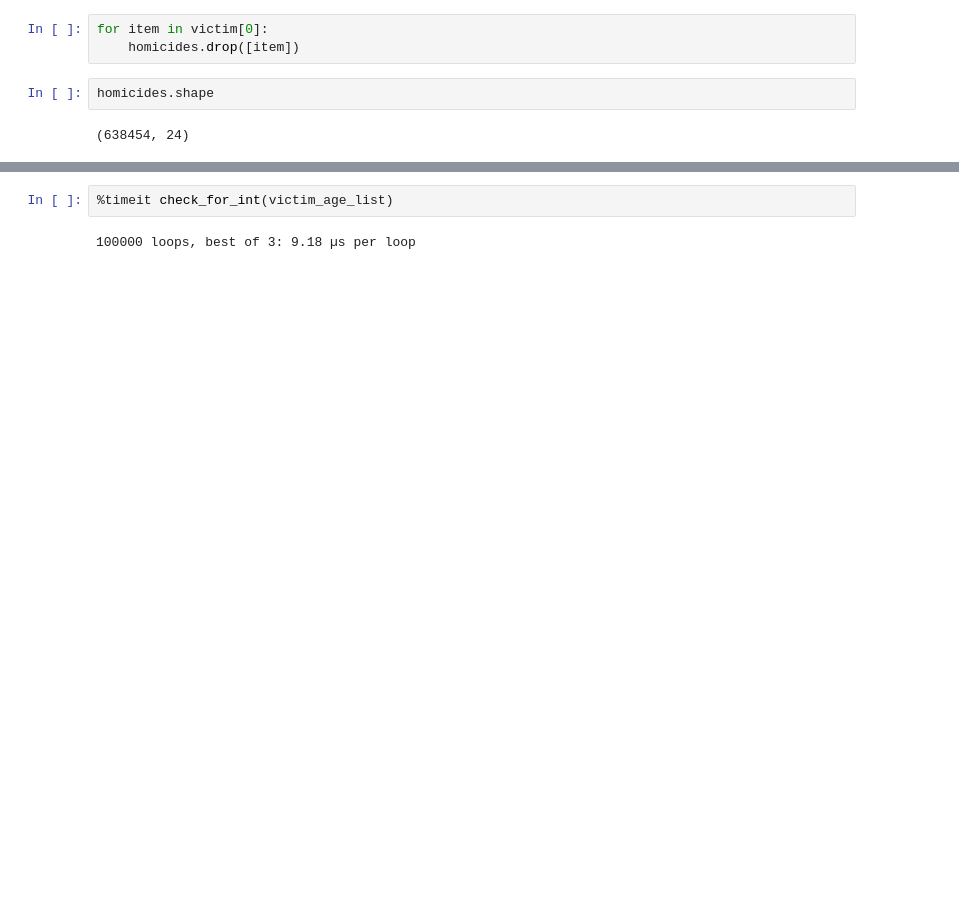
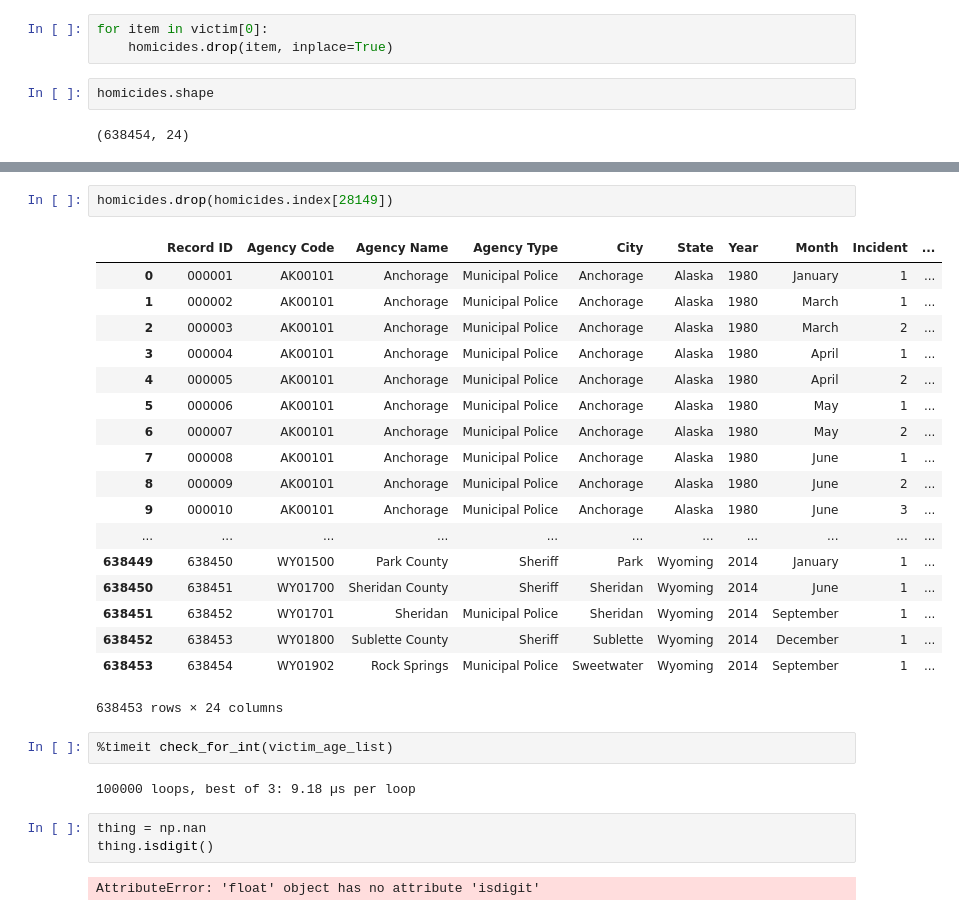
Before and after one commit to adriennekarnoski/machine_learning, a Jupyter notebook: general.ipynb, the cells around one changed output, grey strips where cells are left out. Drawn from its saved outputs; the diff is of its cells as text; blank space fills up the shorter version.

```diff
--- a/general.ipynb
+++ b/general.ipynb
@@ -138,7 +122,7 @@ homicides.loc[homicides['Victim Age'] == '998']
 974 rows × 24 columns
 # %%
 for item in victim[0]:
-    homicides.drop([item])
+    homicides.drop(item, inplace=True)
 # %%
 homicides.shape
 # %% [output]
@@ -152,4 +150,30 @@ import timeit
+# %%
+homicides.drop(homicides.index[28149])
+# %% [output]
+|  | Record ID | Agency Code | Agency Name | Agency Type | City | State | Year | Month | Incident | ... |
+| 0 | 000001 | AK00101 | Anchorage | Municipal Police | Anchorage | Alaska | 1980 | January | 1 | ... |
+| 1 | 000002 | AK00101 | Anchorage | Municipal Police | Anchorage | Alaska | 1980 | March | 1 | ... |
+| 2 | 000003 | AK00101 | Anchorage | Municipal Police | Anchorage | Alaska | 1980 | March | 2 | ... |
+| 3 | 000004 | AK00101 | Anchorage | Municipal Police | Anchorage | Alaska | 1980 | April | 1 | ... |
+| 4 | 000005 | AK00101 | Anchorage | Municipal Police | Anchorage | Alaska | 1980 | April | 2 | ... |
+| 5 | 000006 | AK00101 | Anchorage | Municipal Police | Anchorage | Alaska | 1980 | May | 1 | ... |
+| 6 | 000007 | AK00101 | Anchorage | Municipal Police | Anchorage | Alaska | 1980 | May | 2 | ... |
+| 7 | 000008 | AK00101 | Anchorage | Municipal Police | Anchorage | Alaska | 1980 | June | 1 | ... |
+| 8 | 000009 | AK00101 | Anchorage | Municipal Police | Anchorage | Alaska | 1980 | June | 2 | ... |
+| 9 | 000010 | AK00101 | Anchorage | Municipal Police | Anchorage | Alaska | 1980 | June | 3 | ... |
+| ... | ... | ... | ... | ... | ... | ... | ... | ... | ... | ... |
+| 638449 | 638450 | WY01500 | Park County | Sheriff | Park | Wyoming | 2014 | January | 1 | ... |
+| 638450 | 638451 | WY01700 | Sheridan County | Sheriff | Sheridan | Wyoming | 2014 | June | 1 | ... |
+| 638451 | 638452 | WY01701 | Sheridan | Municipal Police | Sheridan | Wyoming | 2014 | September | 1 | ... |
+| 638452 | 638453 | WY01800 | Sublette County | Sheriff | Sublette | Wyoming | 2014 | December | 1 | ... |
+| 638453 | 638454 | WY01902 | Rock Springs | Municipal Police | Sweetwater | Wyoming | 2014 | September | 1 | ... |
+638453 rows × 24 columns
 # %%
 %timeit check_for_int(victim_age_list)
 # %% [output]
 100000 loops, best of 3: 9.18 µs per loop
+# %%
+thing = np.nan
+thing.isdigit()
+# %% [output]
+AttributeError: 'float' object has no attribute 'isdigit'
```
Also changed, not shown: parts of 8 cells of this notebook, 3 other files.
